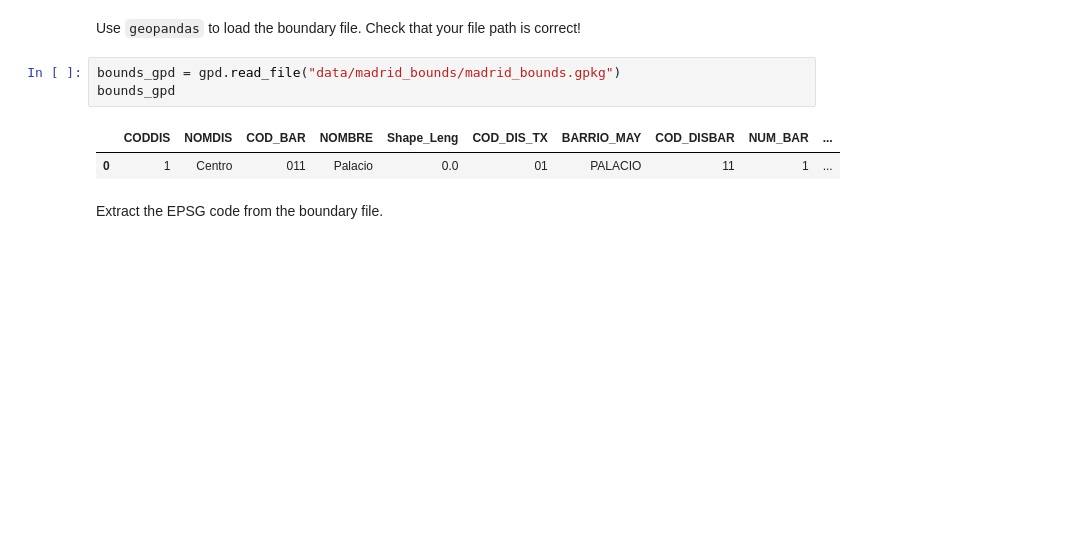
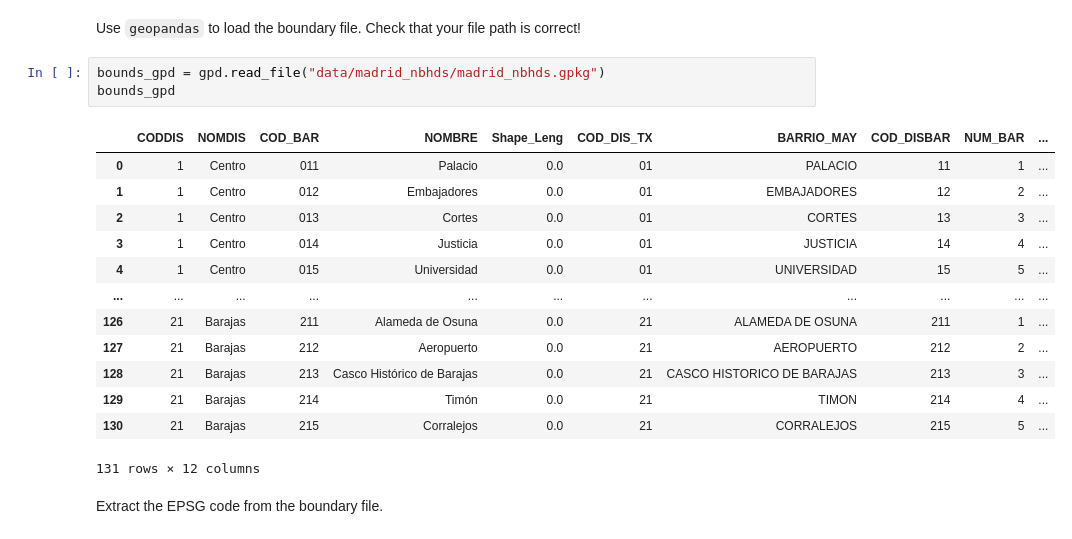
Before and after one commit to benchmark-urbanism/cityseer-examples, a Jupyter notebook: recipes/networks/network_from_bounds.ipynb, the cells around one changed output. Drawn from its saved outputs; the diff is of its cells as text; blank space fills up the shorter version.

```diff
--- a/recipes/networks/network_from_bounds.ipynb
+++ b/recipes/networks/network_from_bounds.ipynb
@@ -10,11 +10,22 @@ from cityseer.tools import io, plot
 # %% [markdown]
 Use `geopandas` to load the boundary file. Check that your file path is correct!
 # %%
-bounds_gpd = gpd.read_file("data/madrid_bounds/madrid_bounds.gpkg")
+bounds_gpd = gpd.read_file("data/madrid_nbhds/madrid_nbhds.gpkg")
 bounds_gpd
 # %% [output]
 |  | CODDIS | NOMDIS | COD_BAR | NOMBRE | Shape_Leng | COD_DIS_TX | BARRIO_MAY | COD_DISBAR | NUM_BAR | ... |
 | 0 | 1 | Centro | 011 | Palacio | 0.0 | 01 | PALACIO | 11 | 1 | ... |
+| 1 | 1 | Centro | 012 | Embajadores | 0.0 | 01 | EMBAJADORES | 12 | 2 | ... |
+| 2 | 1 | Centro | 013 | Cortes | 0.0 | 01 | CORTES | 13 | 3 | ... |
+| 3 | 1 | Centro | 014 | Justicia | 0.0 | 01 | JUSTICIA | 14 | 4 | ... |
+| 4 | 1 | Centro | 015 | Universidad | 0.0 | 01 | UNIVERSIDAD | 15 | 5 | ... |
+| ... | ... | ... | ... | ... | ... | ... | ... | ... | ... | ... |
+| 126 | 21 | Barajas | 211 | Alameda de Osuna | 0.0 | 21 | ALAMEDA DE OSUNA | 211 | 1 | ... |
+| 127 | 21 | Barajas | 212 | Aeropuerto | 0.0 | 21 | AEROPUERTO | 212 | 2 | ... |
+| 128 | 21 | Barajas | 213 | Casco Histórico de Barajas | 0.0 | 21 | CASCO HISTORICO DE BARAJAS | 213 | 3 | ... |
+| 129 | 21 | Barajas | 214 | Timón | 0.0 | 21 | TIMON | 214 | 4 | ... |
+| 130 | 21 | Barajas | 215 | Corralejos | 0.0 | 21 | CORRALEJOS | 215 | 5 | ... |
+131 rows × 12 columns
 # %% [markdown]
 Extract the EPSG code from the boundary file.
 # %%
```
Also changed, not shown: parts of 8 cells of this notebook, 16 other files.
